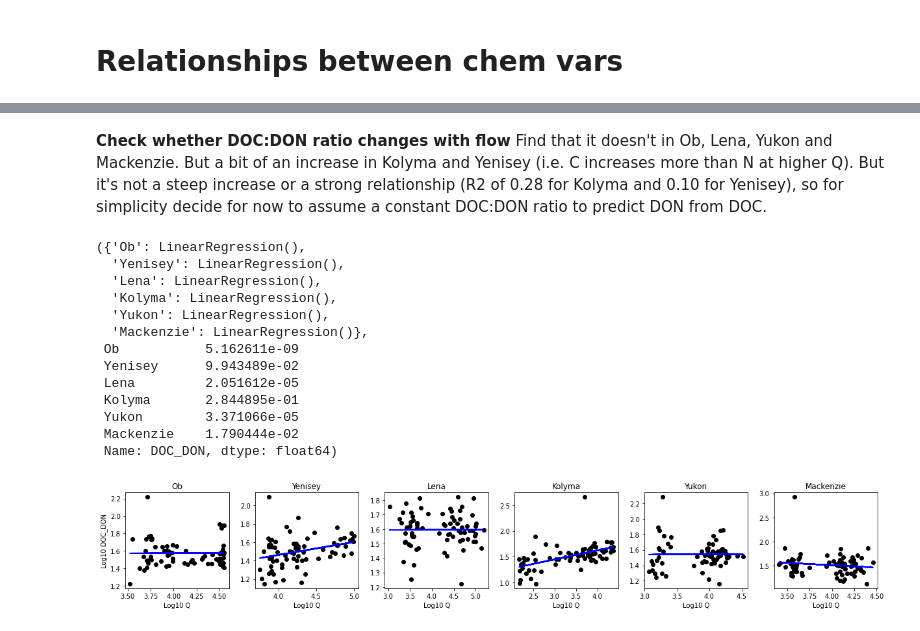
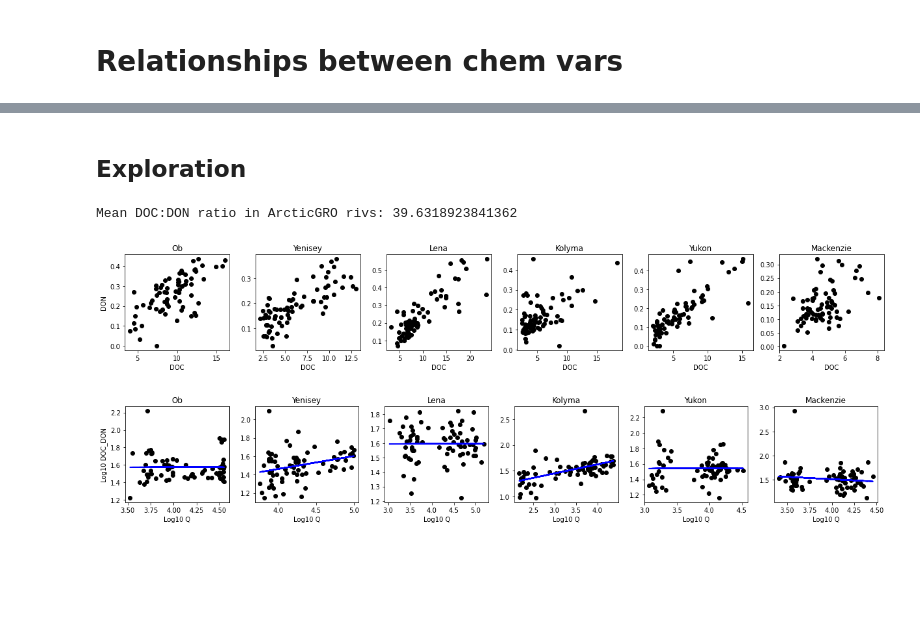
Before and after one commit to NIVANorge/BEST-Siberian, a Jupyter notebook: code/06_chemistry.ipynb, the cells around one changed output, grey strips where cells are left out. Drawn from its saved outputs; the diff is of its cells as text; code cells hidden in the pictures; blank space fills up the shorter version.

```diff
--- a/code/06_chemistry.ipynb
+++ b/code/06_chemistry.ipynb
@@ -481,20 +482,42 @@ Mean DOC:DON ratio in ArcticGRO rivs: 39.6318923841362
-# %% [markdown]
-**Check whether DOC:DON ratio changes with flow**
-Find that it doesn't in Ob, Lena, Yukon and Mackenzie. But a bit of an increase in Kolyma and Yenisey (i.e. C increases more than N at higher Q). But it's not a steep increase or a strong relationship (R2 of 0.28 for Kolyma and 0.10 for Yenisey), so for simplicity decide for now to assume a constant DOC:DON ratio to predict DON from DOC.
-# %%
-q_c_linear_regression(chem_q_daily_dict, 'DOC_DON', out_folder, log_chem=True, log_q=True)
-# %% [output]
-({'Ob': LinearRegression(),
-  'Yenisey': LinearRegression(),
-  'Lena': LinearRegression(),
-  'Kolyma': LinearRegression(),
-  'Yukon': LinearRegression(),
-  'Mackenzie': LinearRegression()},
- Ob           5.162611e-09
- Yenisey      9.943489e-02
- Lena         2.051612e-05
- Kolyma       2.844895e-01
- Yukon        3.371066e-05
- Mackenzie    1.790444e-02
- Name: DOC_DON, dtype: float64)
-[figure, removed]
+# %% [markdown]
+## Exploration
+# %%
+def chem_ratios(x_var, y_var):
+
+    ratio_df = pd.DataFrame()
+    fig, axs = plt.subplots(nrows=1, ncols=len(rivers_li),
+                            sharex=False, sharey=False, figsize=(17, 3))
+    axs = axs.flatten()
+
+    for i, river in enumerate(rivers_li):
+        df = chem_dict[river]
+
+        mean_ratio = df['%s_%s' % (x_var, y_var)].dropna().mean()
+        ratio_df.loc[river, 'Mean_%s_%s' % (x_var, y_var)] = mean_ratio
+
+        # Plot scatter of x_var vs y_var
+        axs[i].scatter(df[x_var], df[y_var], color="black")
+        axs[i].set_xlabel(x_var)
+        if i == 0:
+            axs[i].set_ylabel(y_var)
+        axs[i].set_title(river)
+
+    mean_ratio = ratio_df.mean().values[0]
+
+    plt.tight_layout()
+
+    # Check for relationship between ratio and flow
+    model_dict, r2s, alphas = q_c_linear_regression(chem_q_daily_dict, '%s_%s' % (x_var, y_var),
+                                                    out_folder_qc,
+                                                    log_chem=True,
+                                                    log_q=True)
+
+    print("Mean %s:%s ratio in ArcticGRO rivs: %s" % (x_var, y_var, mean_ratio))
+
+    return(ratio_df)
+# %%
+doc_don_df = chem_ratios('DOC', 'DON')
+# %% [output]
+Mean DOC:DON ratio in ArcticGRO rivs: 39.6318923841362
+[figure, added]
+[figure, added]
```
Also changed, not shown: parts of 37 cells of this notebook, 58 other files.
